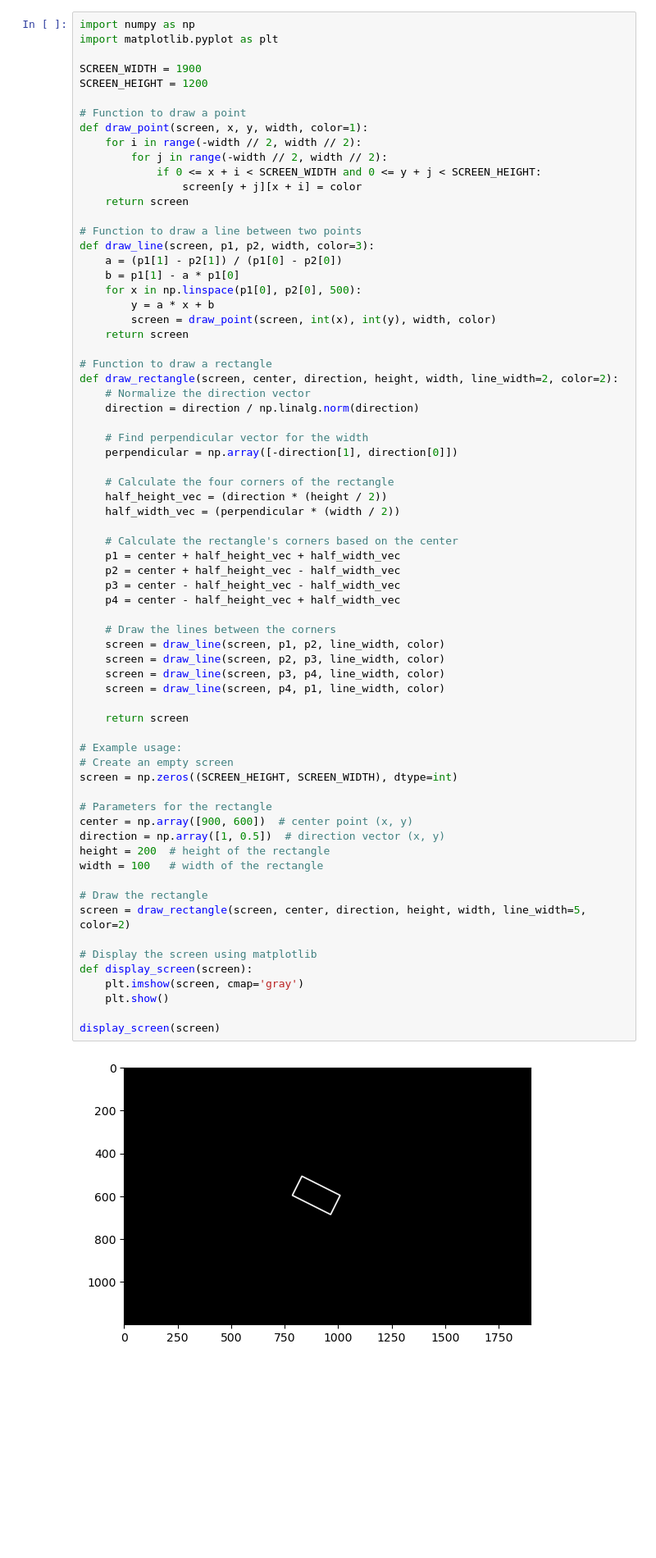
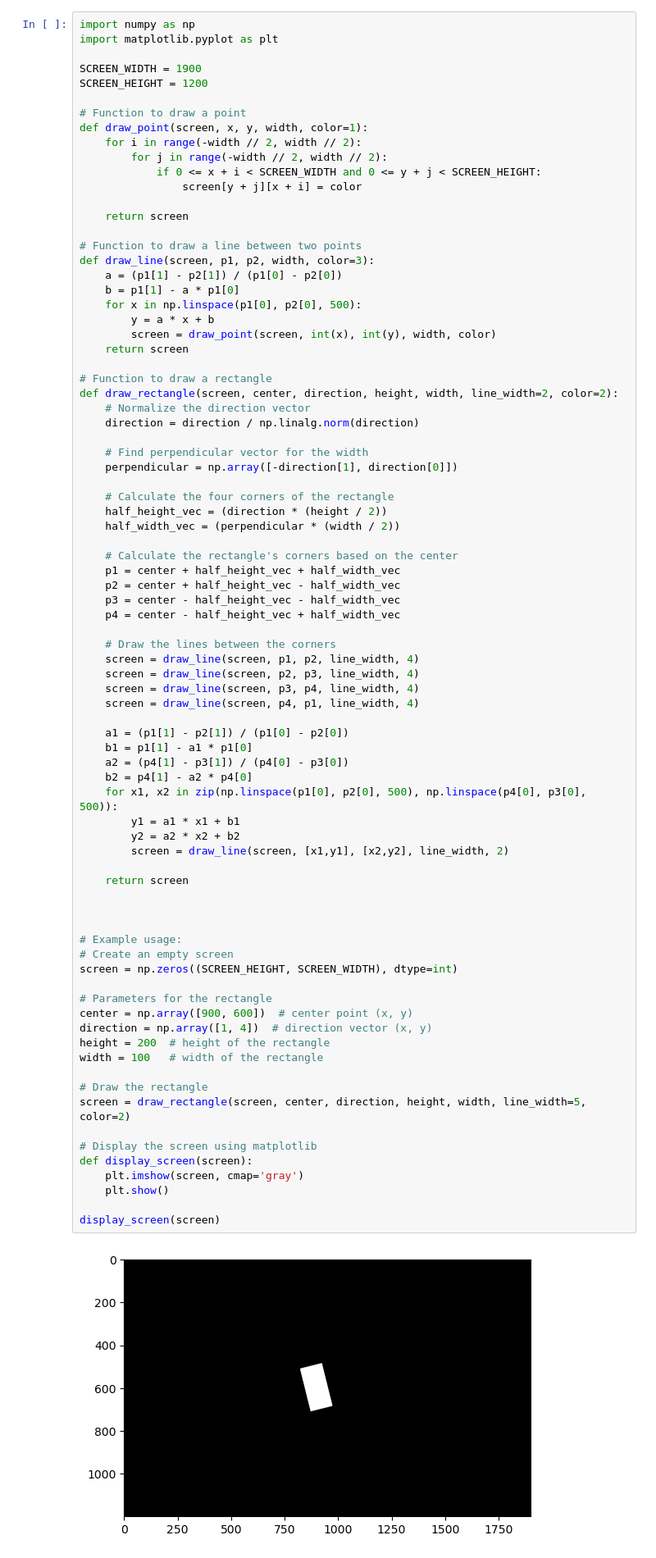
Before and after one commit to KamaTechOrg/MultiDrone_Algo, a Jupyter notebook: building locations.ipynb, the cells around one changed output. Shown: that part at 82% size. Drawn from its saved outputs; the diff is of its cells as text; blank space fills up the shorter version.

```diff
--- a/building locations.ipynb
+++ b/building locations.ipynb
@@ -45,6 +156,7 @@ def draw_point(screen, x, y, width, color=1):
         for j in range(-width // 2, width // 2):
             if 0 <= x + i < SCREEN_WIDTH and 0 <= y + j < SCREEN_HEIGHT:
                 screen[y + j][x + i] = color
+
     return screen
 
 # Function to draw a line between two points
@@ -70,37 +182,48 @@ def draw_rectangle(screen, center, direction, height, width, line_width=2, color
 
     # Calculate the rectangle's corners based on the center
     p1 = center + half_height_vec + half_width_vec
     p2 = center + half_height_vec - half_width_vec
     p3 = center - half_height_vec - half_width_vec
     p4 = center - half_height_vec + half_width_vec
 
     # Draw the lines between the corners
-    screen = draw_line(screen, p1, p2, line_width, color)
-    screen = draw_line(screen, p2, p3, line_width, color)
-    screen = draw_line(screen, p3, p4, line_width, color)
-    screen = draw_line(screen, p4, p1, line_width, color)
+    screen = draw_line(screen, p1, p2, line_width, 4)
+    screen = draw_line(screen, p2, p3, line_width, 4)
+    screen = draw_line(screen, p3, p4, line_width, 4)
+    screen = draw_line(screen, p4, p1, line_width, 4)
+
+    a1 = (p1[1] - p2[1]) / (p1[0] - p2[0])
+    b1 = p1[1] - a1 * p1[0]
+    a2 = (p4[1] - p3[1]) / (p4[0] - p3[0])
+    b2 = p4[1] - a2 * p4[0]
+    for x1, x2 in zip(np.linspace(p1[0], p2[0], 500), np.linspace(p4[0], p3[0], 500)):
+        y1 = a1 * x1 + b1
+        y2 = a2 * x2 + b2
+        screen = draw_line(screen, [x1,y1], [x2,y2], line_width, 2)
 
     return screen
+
+
 
 # Example usage:
 # Create an empty screen
 screen = np.zeros((SCREEN_HEIGHT, SCREEN_WIDTH), dtype=int)
 
 # Parameters for the rectangle
 center = np.array([900, 600])  # center point (x, y)
-direction = np.array([1, 0.5])  # direction vector (x, y)
+direction = np.array([1, 4])  # direction vector (x, y)
 height = 200  # height of the rectangle
 width = 100   # width of the rectangle
 
 # Draw the rectangle
 screen = draw_rectangle(screen, center, direction, height, width, line_width=5, color=2)
 
 # Display the screen using matplotlib
 def display_screen(screen):
     plt.imshow(screen, cmap='gray')
     plt.show()
 
 display_screen(screen)
 # %% [output]
-[figure, old version]
+[figure, new version]
 # %%
```
Also changed, not shown: parts of 5 cells of this notebook, 2 other files.
